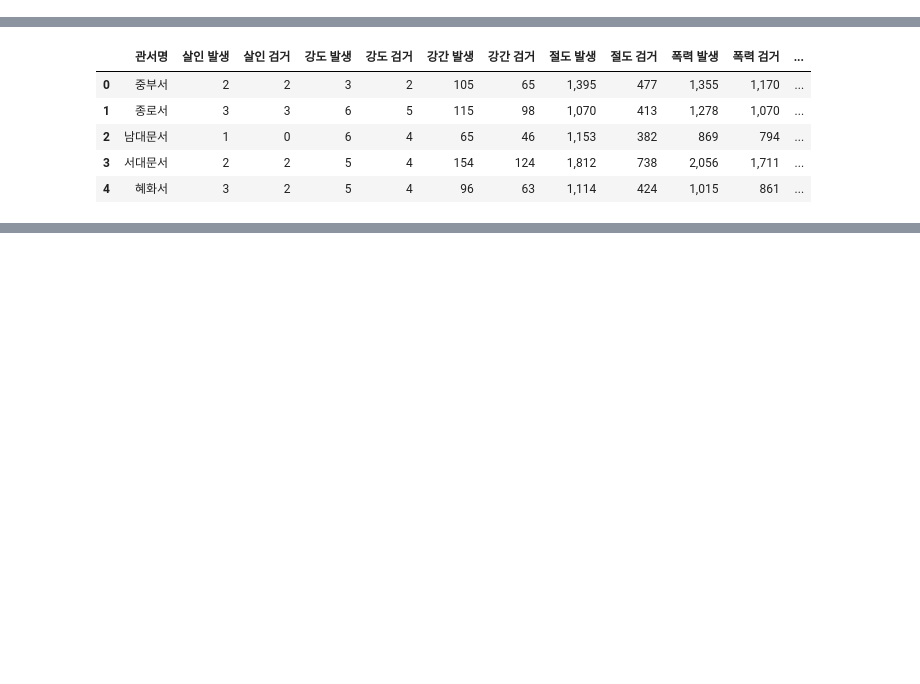
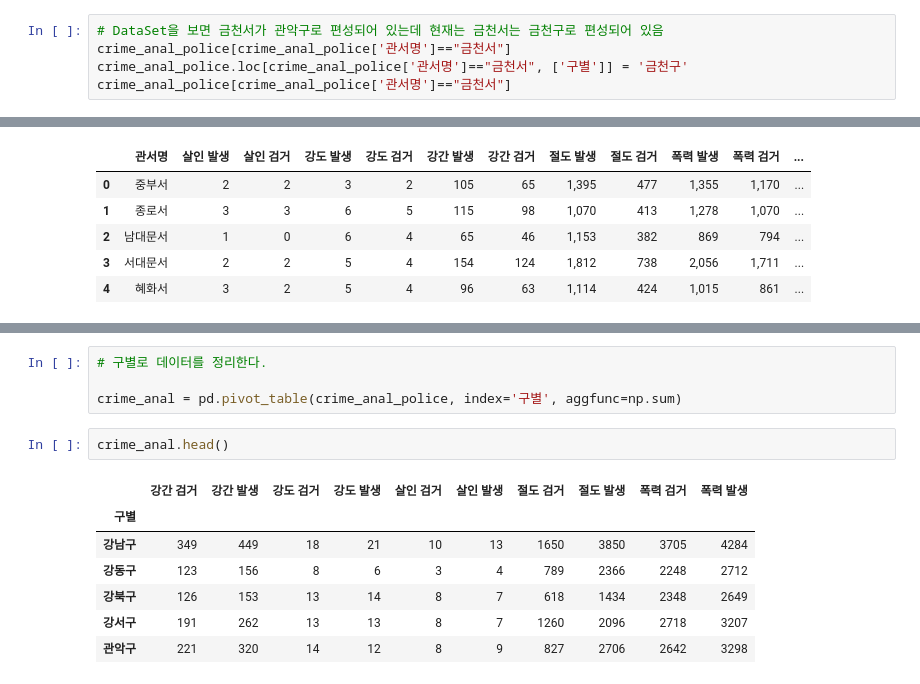
Before and after one commit to jjhwnn/Python, a Jupyter notebook: 3.DataAnalysis/Note/18.서울시 범죄 안전도.ipynb, the cells around one changed output, grey strips where cells are left out. Drawn from its saved outputs; the diff is of its cells as text; blank space fills up the shorter version.

```diff
--- a/3.DataAnalysis/Note/18.서울시 범죄 안전도.ipynb
+++ b/3.DataAnalysis/Note/18.서울시 범죄 안전도.ipynb
@@ -209,0 +245,5 @@ crime_anal_police['구별'] = police_gu
+# %%
+# DataSet을 보면 금천서가 관악구로 편성되어 있는데 현재는 금천서는 금천구로 편성되어 있음
+crime_anal_police[crime_anal_police['관서명']=="금천서"]
+crime_anal_police.loc[crime_anal_police['관서명']=="금천서", ['구별']] = '금천구'
+crime_anal_police[crime_anal_police['관서명']=="금천서"]
@@ -218,0 +335,14 @@ crime_anal_police.head()
+# %%
+# 구별로 데이터를 정리한다.
+
+crime_anal = pd.pivot_table(crime_anal_police, index='구별', aggfunc=np.sum)
+# %%
+crime_anal.head()
+# %% [output]
+|  | 강간 검거 | 강간 발생 | 강도 검거 | 강도 발생 | 살인 검거 | 살인 발생 | 절도 검거 | 절도 발생 | 폭력 검거 | 폭력 발생 |
+| 구별 |  |  |  |  |  |  |  |  |  |  |
+| 강남구 | 349 | 449 | 18 | 21 | 10 | 13 | 1650 | 3850 | 3705 | 4284 |
+| 강동구 | 123 | 156 | 8 | 6 | 3 | 4 | 789 | 2366 | 2248 | 2712 |
+| 강북구 | 126 | 153 | 13 | 14 | 8 | 7 | 618 | 1434 | 2348 | 2649 |
+| 강서구 | 191 | 262 | 13 | 13 | 8 | 7 | 1260 | 2096 | 2718 | 3207 |
+| 관악구 | 221 | 320 | 14 | 12 | 8 | 9 | 827 | 2706 | 2642 | 3298 |
```
Also changed, not shown: parts of 24 cells of this notebook, 2 other files.
